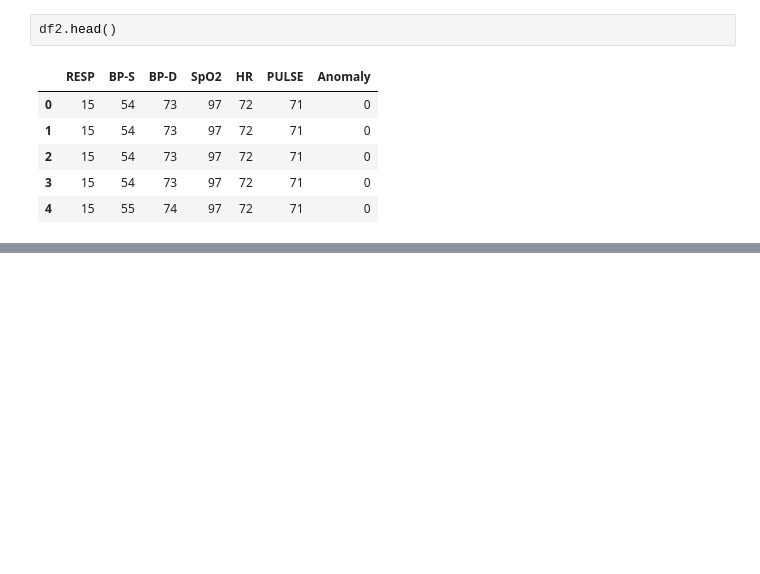
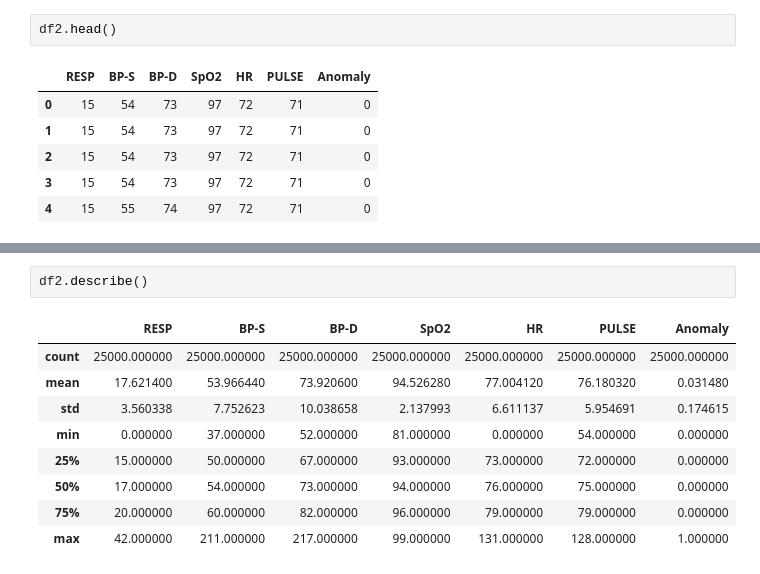
Before and after one commit to zoddtheimmortal/ml-assignments, a Jupyter notebook: a2/main.ipynb, the cells around one changed output, grey strips where cells are left out. Cells and saved outputs as stored; diff of their text form; blank space fills up the shorter version.

```diff
--- a/a2/main.ipynb
+++ b/a2/main.ipynb
@@ -71,0 +92,12 @@ df2.head()
+# %%
+df2.describe()
+# %% [output]
+|  | RESP | BP-S | BP-D | SpO2 | HR | PULSE | Anomaly |
+| count | 25000.000000 | 25000.000000 | 25000.000000 | 25000.000000 | 25000.000000 | 25000.000000 | 25000.000000 |
+| mean | 17.621400 | 53.966440 | 73.920600 | 94.526280 | 77.004120 | 76.180320 | 0.031480 |
+| std | 3.560338 | 7.752623 | 10.038658 | 2.137993 | 6.611137 | 5.954691 | 0.174615 |
+| min | 0.000000 | 37.000000 | 52.000000 | 81.000000 | 0.000000 | 54.000000 | 0.000000 |
+| 25% | 15.000000 | 50.000000 | 67.000000 | 93.000000 | 73.000000 | 72.000000 | 0.000000 |
+| 50% | 17.000000 | 54.000000 | 73.000000 | 94.000000 | 76.000000 | 75.000000 | 0.000000 |
+| 75% | 20.000000 | 60.000000 | 82.000000 | 96.000000 | 79.000000 | 79.000000 | 0.000000 |
+| max | 42.000000 | 211.000000 | 217.000000 | 99.000000 | 131.000000 | 128.000000 | 1.000000 |
```
Also changed, not shown: parts of 3 cells of this notebook, 1 other file.
